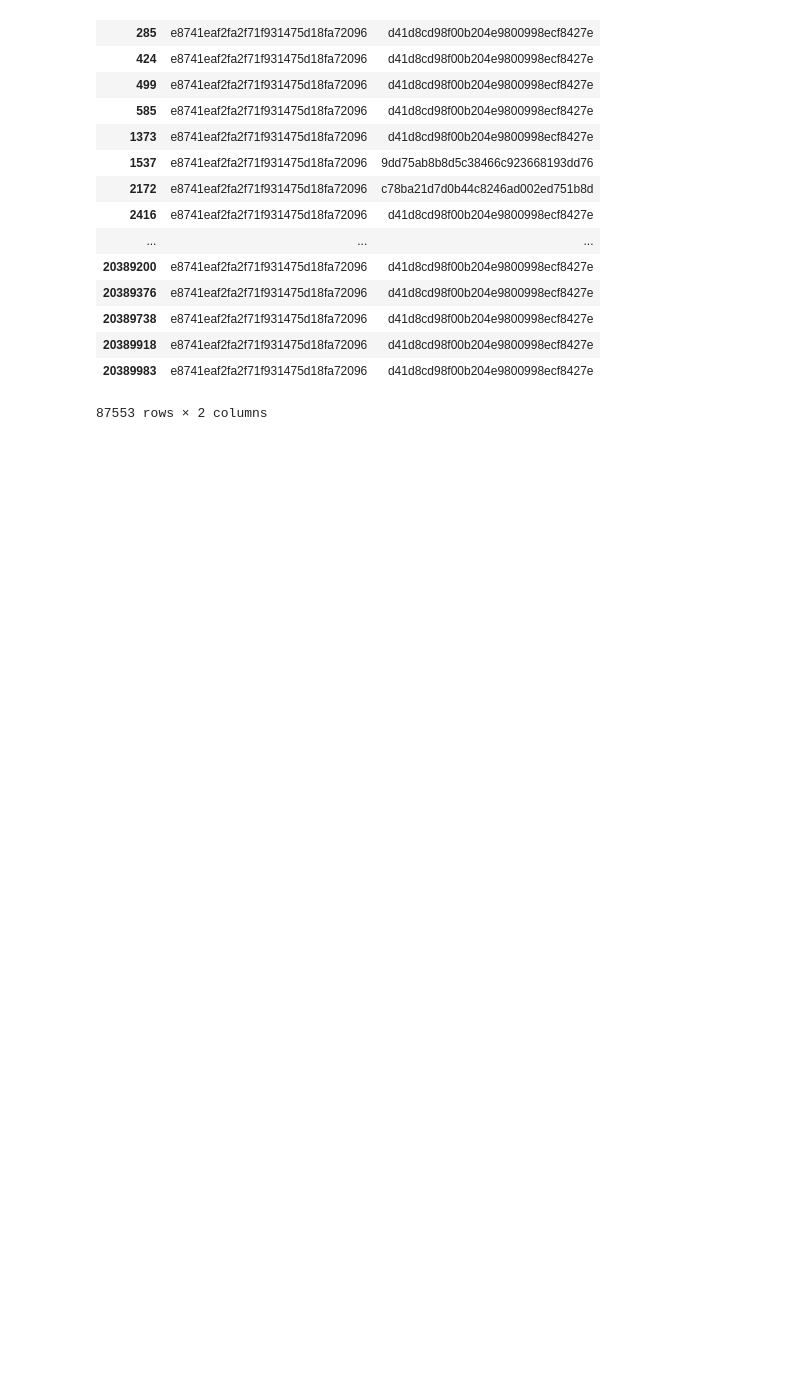
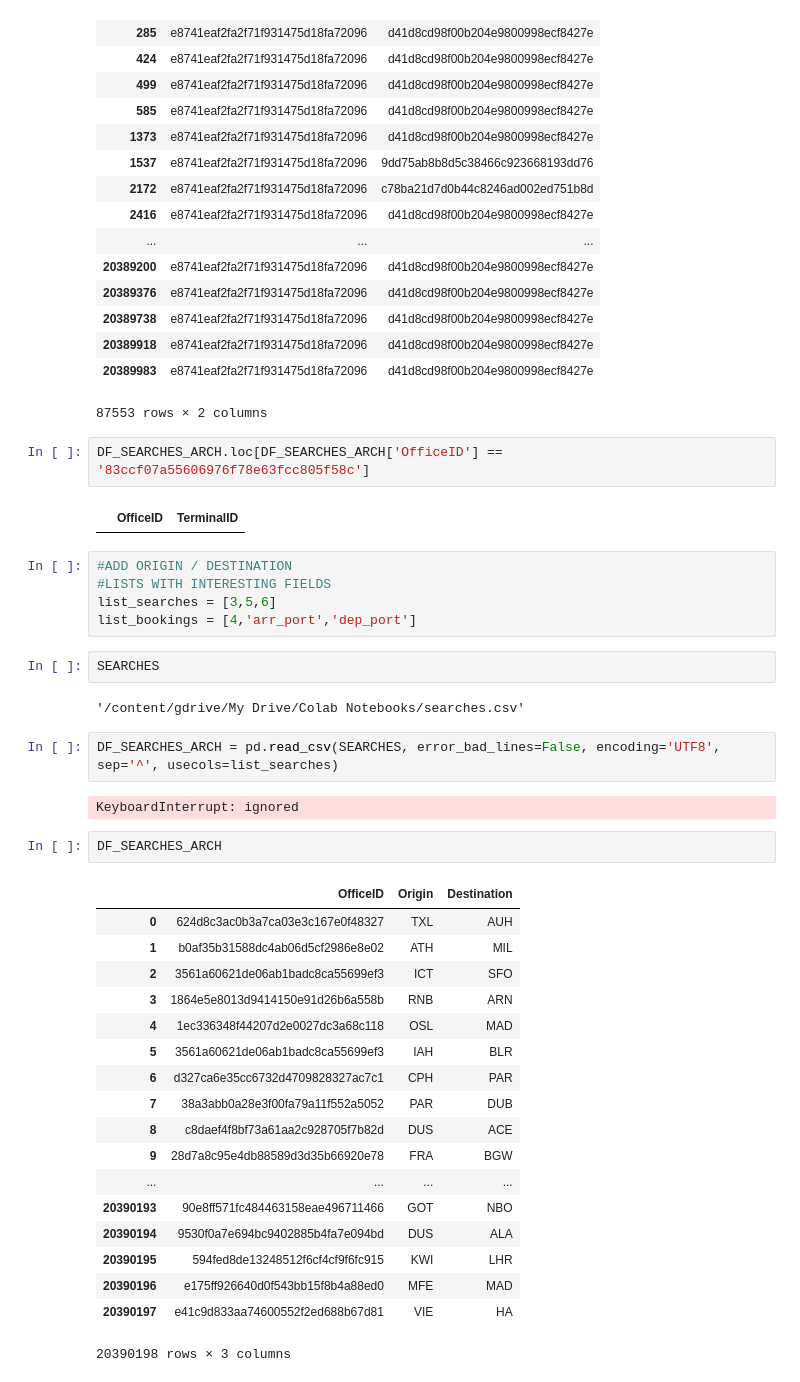
Before and after one commit to jangeloni/challenge_amadeus, a Jupyter notebook: bonus_exercise_1.ipynb, the cells around one changed output. Cells and saved outputs as stored; diff of their text form; blank space fills up the shorter version.

```diff
--- a/bonus_exercise_1.ipynb
+++ b/bonus_exercise_1.ipynb
@@ -162,3 +185,41 @@ DF_SEARCHES_ARCH.loc[DF_SEARCHES_ARCH['OfficeID'] == 'e8741eaf2fa2f71f931475d18f
 | 20389918 | e8741eaf2fa2f71f931475d18fa72096 | d41d8cd98f00b204e9800998ecf8427e |
 | 20389983 | e8741eaf2fa2f71f931475d18fa72096 | d41d8cd98f00b204e9800998ecf8427e |
 87553 rows × 2 columns
+# %%
+DF_SEARCHES_ARCH.loc[DF_SEARCHES_ARCH['OfficeID'] == '83ccf07a55606976f78e63fcc805f58c']
+# %% [output]
+|  | OfficeID | TerminalID |
+# %%
+#ADD ORIGIN / DESTINATION
+#LISTS WITH INTERESTING FIELDS
+list_searches = [3,5,6]
+list_bookings = [4,'arr_port','dep_port']
+# %%
+SEARCHES
+# %% [output]
+'/content/gdrive/My Drive/Colab Notebooks/searches.csv'
+# %%
+DF_SEARCHES_ARCH = pd.read_csv(SEARCHES, error_bad_lines=False, encoding='UTF8', sep='^', usecols=list_searches)
+# %% [output]
+KeyboardInterrupt: ignored
+# %%
+DF_SEARCHES_ARCH
+# %% [output]
+|  | OfficeID | Origin | Destination |
+| 0 | 624d8c3ac0b3a7ca03e3c167e0f48327 | TXL | AUH |
+| 1 | b0af35b31588dc4ab06d5cf2986e8e02 | ATH | MIL |
+| 2 | 3561a60621de06ab1badc8ca55699ef3 | ICT | SFO |
+| 3 | 1864e5e8013d9414150e91d26b6a558b | RNB | ARN |
+| 4 | 1ec336348f44207d2e0027dc3a68c118 | OSL | MAD |
+| 5 | 3561a60621de06ab1badc8ca55699ef3 | IAH | BLR |
+| 6 | d327ca6e35cc6732d4709828327ac7c1 | CPH | PAR |
+| 7 | 38a3abb0a28e3f00fa79a11f552a5052 | PAR | DUB |
+| 8 | c8daef4f8bf73a61aa2c928705f7b82d | DUS | ACE |
+| 9 | 28d7a8c95e4db88589d3d35b66920e78 | FRA | BGW |
+| ... | ... | ... | ... |
+| 20390193 | 90e8ff571fc484463158eae496711466 | GOT | NBO |
+| 20390194 | 9530f0a7e694bc9402885b4fa7e094bd | DUS | ALA |
+| 20390195 | 594fed8de13248512f6cf4cf9f6fc915 | KWI | LHR |
+| 20390196 | e175ff926640d0f543bb15f8b4a88ed0 | MFE | MAD |
+| 20390197 | e41c9d833aa74600552f2ed688b67d81 | VIE | HA |
+20390198 rows × 3 columns
```
Also changed, not shown: parts of 11 cells of this notebook.
